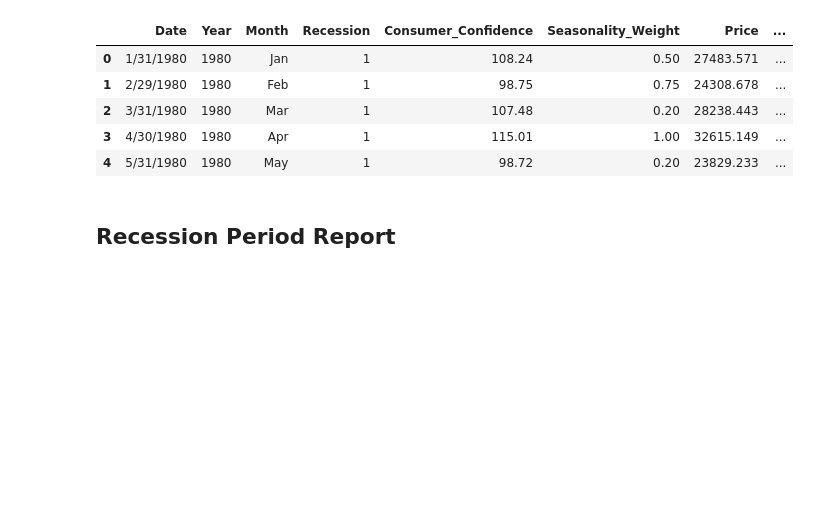
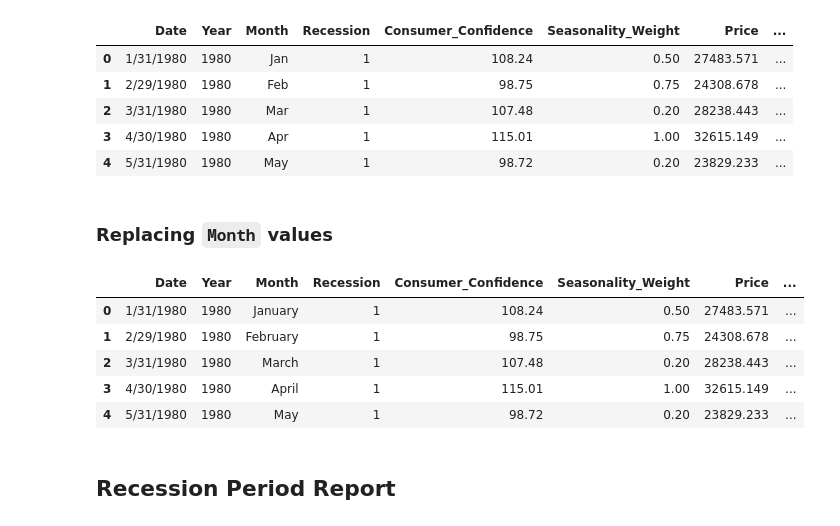
Before and after one commit to nirmit27/dash-projects, a Jupyter notebook: data_analysis.ipynb, the cells around one changed output. Saved outputs shown, nothing was run; the diff lists cells and outputs as text; code cells hidden in the pictures; blank space fills up the shorter version.

```diff
--- a/data_analysis.ipynb
+++ b/data_analysis.ipynb
@@ -29,6 +31,33 @@ df.head()
 | 2 | 3/31/1980 | 1980 | Mar | 1 | 107.48 | 0.20 | 28238.443 | ... |
 | 3 | 4/30/1980 | 1980 | Apr | 1 | 115.01 | 1.00 | 32615.149 | ... |
 | 4 | 5/31/1980 | 1980 | May | 1 | 98.72 | 0.20 | 23829.233 | ... |
+# %% [markdown]
+### Replacing `Month` values
+# %%
+replace_months = {
+    'Jan': 'January',
+    'Feb': 'February',
+    'Mar': 'March',
+    'Apr': 'April',
+    'May': 'May',
+    'Jun': 'June',
+    'Jul': 'July',
+    'Aug': 'August',
+    'Sep': 'September',
+    'Oct': 'October',
+    'Nov': 'November',
+    'Dec': 'December'
+}
+df['Month'] = df['Month'].replace(replace_months)
+
+df.head()
+# %% [output]
+|  | Date | Year | Month | Recession | Consumer_Confidence | Seasonality_Weight | Price | ... |
+| 0 | 1/31/1980 | 1980 | January | 1 | 108.24 | 0.50 | 27483.571 | ... |
+| 1 | 2/29/1980 | 1980 | February | 1 | 98.75 | 0.75 | 24308.678 | ... |
+| 2 | 3/31/1980 | 1980 | March | 1 | 107.48 | 0.20 | 28238.443 | ... |
+| 3 | 4/30/1980 | 1980 | April | 1 | 115.01 | 1.00 | 32615.149 | ... |
+| 4 | 5/31/1980 | 1980 | May | 1 | 98.72 | 0.20 | 23829.233 | ... |
 # %% [markdown]
 ## **Recession Period** Report
 # %% [markdown]
```
Also changed, not shown: parts of 11 cells of this notebook, 1 other file.
